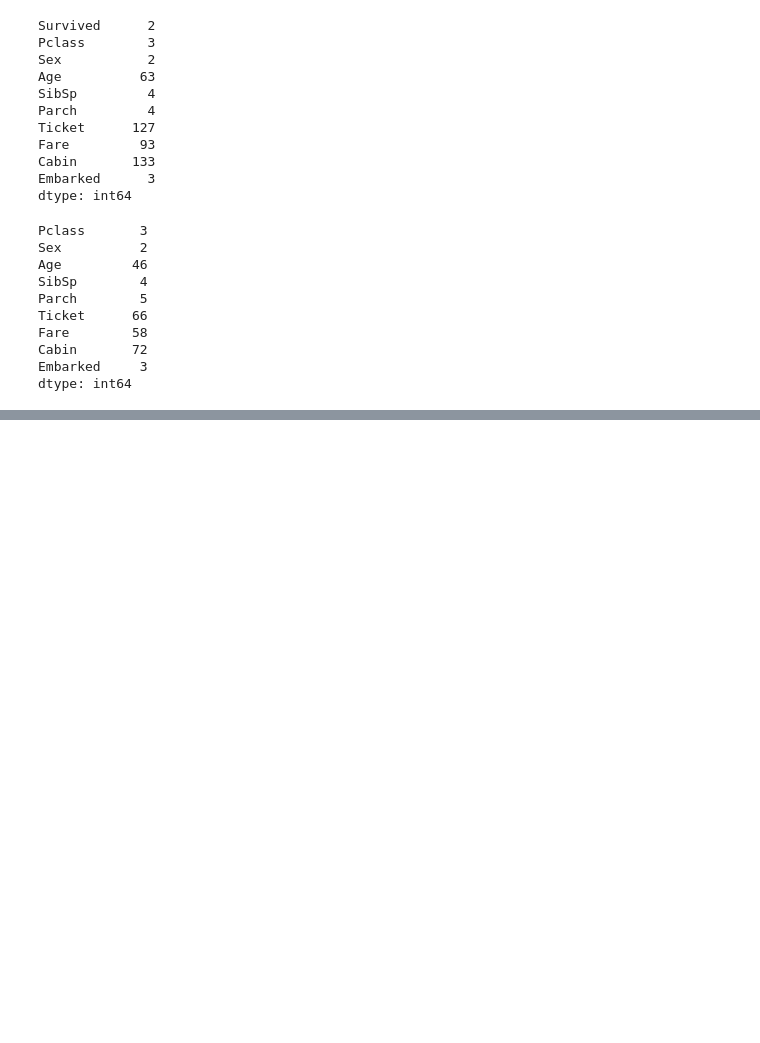
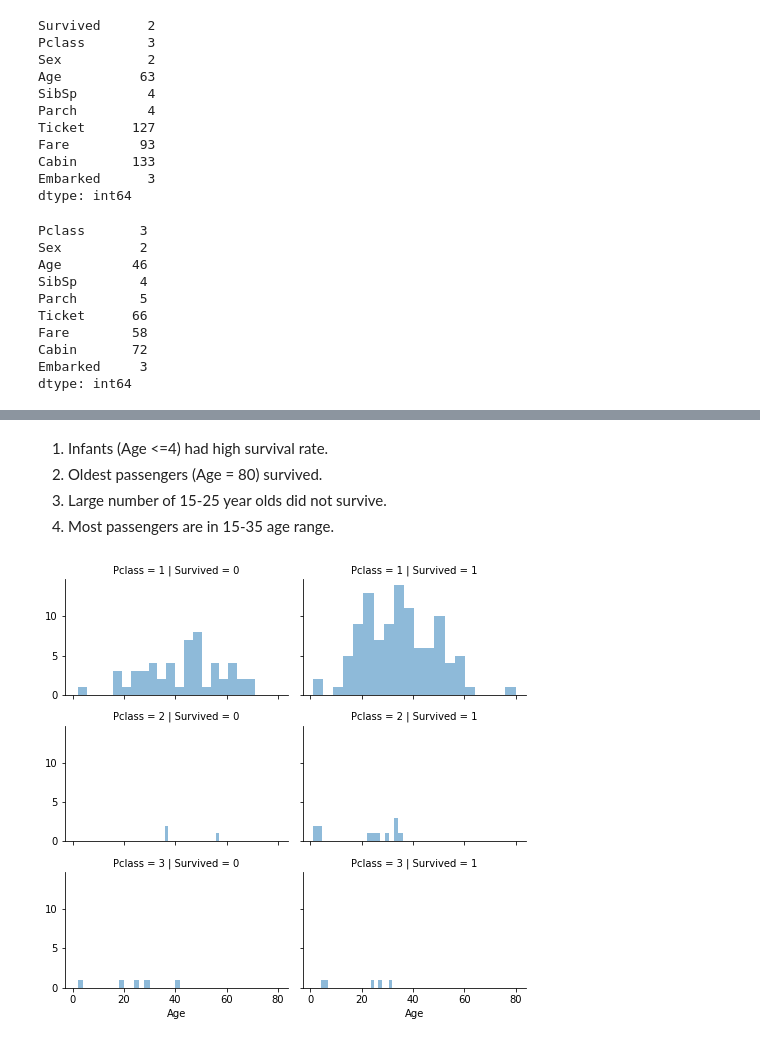
Before and after one commit to aana0308/Task0-Titanic-Exploration, a Jupyter notebook: KNN for ML Lab.ipynb, the cells around one changed output, grey strips where cells are left out. Cells and saved outputs as stored; diff of their text form; code cells hidden in the pictures; blank space fills up the shorter version.

```diff
--- a/KNN for ML Lab.ipynb
+++ b/KNN for ML Lab.ipynb
@@ -258,0 +354,12 @@ dtype: int64
+# %% [markdown]
+1. Infants (Age <=4) had high survival rate.
+2. Oldest passengers (Age = 80) survived.
+3. Large number of 15-25 year olds did not survive.
+4. Most passengers are in 15-35 age range.
+# %%
+#bar plot for
+grid = sns.FacetGrid(train, col='Survived', row='Pclass', size=2.2, aspect=1.6)
+grid.map(plt.hist, 'Age', alpha=.5, bins=20)
+grid.add_legend();
+# %% [output]
+[figure, added]
```
Also changed, not shown: parts of 28 cells of this notebook.
